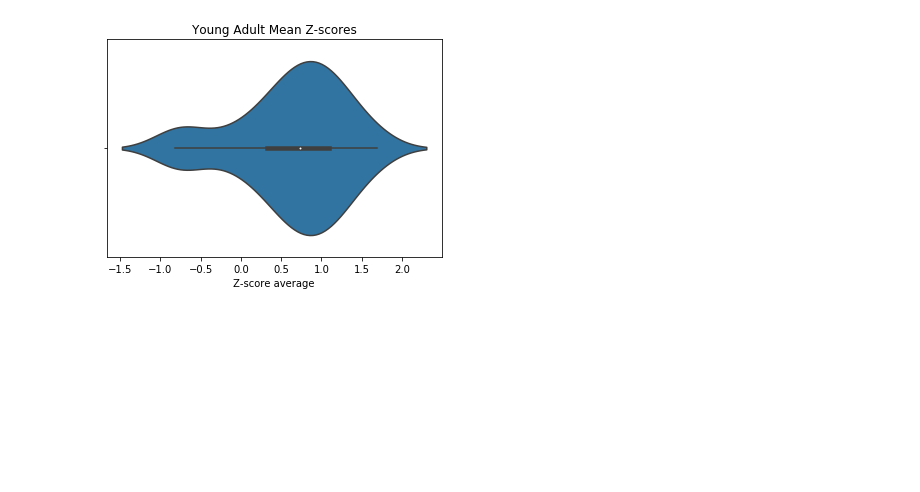
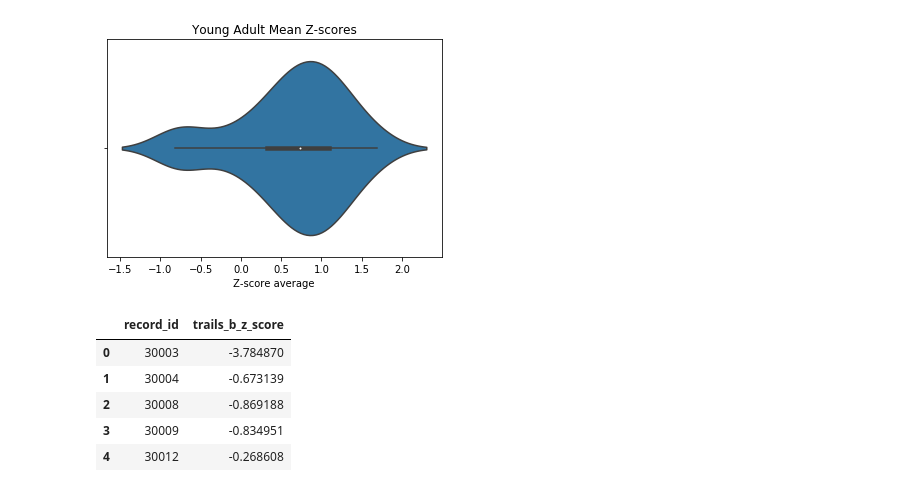
Before and after one commit to UTCogNeuroLab/adm_mri, a Jupyter notebook: analysis/ef_memory/neuropsych_analysis.ipynb, the cells around one changed output. Saved outputs shown, nothing was run; the diff lists cells and outputs as text; code cells hidden in the pictures; blank space fills up the shorter version.

Commit message:
added trails b zscore for design matrix

```diff
--- a/analysis/ef_memory/neuropsych_analysis.ipynb
+++ b/analysis/ef_memory/neuropsych_analysis.ipynb
@@ -122,3 +121,13 @@ plt.title('Young Adult Mean Z-scores')
 # %% [output]
 Text(0.5, 1.0, 'Young Adult Mean Z-scores')
 [figure]
+# %%
+trails = pd.read_csv('/Users/megmcmahon/Box/CogNeuroLab/Aging Decision Making R01/Data/Neuropsych/AgingDecMemNeuropsyc_DATA_2019-06-12_0708.csv', usecols=['record_id', 'trails_b_z_score'])
+trails[:5]
+# %% [output]
+|  | record_id | trails_b_z_score |
+| 0 | 30003 | -3.784870 |
+| 1 | 30004 | -0.673139 |
+| 2 | 30008 | -0.869188 |
+| 3 | 30009 | -0.834951 |
+| 4 | 30012 | -0.268608 |
```
Also changed, not shown: parts of 5 cells of this notebook.
